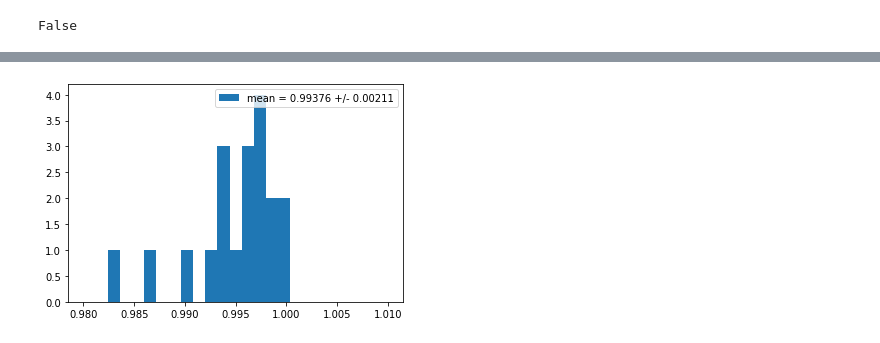
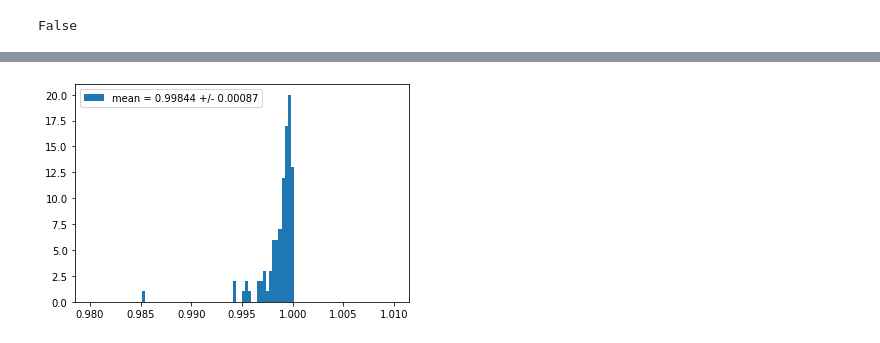
Before and after one commit to himal1/JuptPythonUK_Project, a Jupyter notebook: ABS_beamStudy/QuadToEndOfABSWithPolarization.ipynb, the cells around one changed output, grey strips where cells are left out. Drawn from its saved outputs; the diff is of its cells as text; code cells hidden in the pictures.

```diff
--- a/ABS_beamStudy/QuadToEndOfABSWithPolarization.ipynb
+++ b/ABS_beamStudy/QuadToEndOfABSWithPolarization.ipynb
@@ -330,0 +328,7 @@ T_CT
+# %%
+T_OCT=T_OCT.round(4)
+T_OCT.duplicated().any()
+T_OCT["z"]=T_OCT["z"]+62.5+60+(2.5/2)
+#we start at 62.5 cm and costheta coil starts at ~5.5cm nad the length of costheta is 9 cm
+#those gives total distance of 5.5 + 9/2 cm = 10 cm
+T_OCT
@@ -351,13 +369,15 @@ def ObtainB0(x,T):
     B_Q=[T.iloc[b]["Bx"],T.iloc[b]["By"],T.iloc[b]["Bz"]]
     return B_Q
 # %%
-def CombineB0(x,T_Quad,T_Cos, T_Ring):
+def CombineB0(x,T_Quad, T_OutCos, T_Cos, T_Ring):
     BQ=ObtainB0(x,T_Quad)
     BC=ObtainB0(x,T_Cos)
     BR=ObtainB0_Ring(x,T_Ring)
-    BT=[BQ[0]+BR[0]+BC[0],BQ[1]+BR[1]+BC[1],BQ[2]+BR[2]+BC[2]]
-    test=[BQ[0]+BC[0],BQ[1]+BC[1],BQ[2]+BC[2]]
-    return BT
+    BC_O=ObtainB0(x,T_OutCos)
+    #BT=[BQ[0]+BR[0]+BC[0]+0.03+BC_O[0],BQ[1]+BR[1]+BC[1]+BC_O[1],BQ[2]+BR[2]+BC[2]+BC_O[2]]
+    #adding B5=0.03 -> Constant field inside MSR
+    test=[BQ[0]+BR[0]+0.03+BC[0]+BC_O[0],BQ[1]+BR[1]+BC[1]+BC_O[1],BQ[2]+BR[2]+BC[2]+BC_O[2]]
+    return test
 # %%
 #start work to calculate polarization
 #intial parameters
@@ -365,9 +385,10 @@ g=20378.9;
 #v3=22000;
 #z_E=(151.4646 + 23.32167294);#initial position before exit of the quad#will use latter
 z0=62.5;#end of Quad in COOMSOL<will use for now>
-r0=0.629; # for checking (previous r0= 0.629)
-z1=94; # distance simulated for the polarization study
-
+#z0=100.1
+#r0=0.629; # for checking (previous r0= 0.629)
+z1=100; # distance simulated for the polarization study
+#z1=149.9
 z_n=z1-z0
 num_points=10;
 # %%
@@ -392,12 +413,12 @@ DF
 count=0
 Pol=[];
 for index, row in DF.iterrows():
-    if count >=20:
+    if count >=100:
         break
     x0=[row['x_f']*100, row['y_f']*100, z0];
 
     #B0=CombineB0(x0,T_QS,T_SIM,T_Ring);
-    B0=CombineB0(x0,T_QS,T_CT, T_Ring);#<check>
+    B0=CombineB0(x0,T_QS, T_OCT, T_CT, T_Ring);#<check>
     #obtain norm of the magnetic field
     B0t=np.linalg.norm(B0,axis=0);
 
@@ -406,7 +427,7 @@ for index, row in DF.iterrows():
     x1=np.array(x0)
     t1=z_n/v[2];
     x1=x0+(v*t1);
-    B1=CombineB0(x1,T_QS, T_CT, T_Ring);
+    B1=CombineB0(x1,T_QS, T_OCT, T_CT, T_Ring);
     B1t = np.linalg.norm(B1,axis=0);
 
     #print(x1)
@@ -423,7 +444,7 @@ for index, row in DF.iterrows():
         step=t1/(final_int-initial_int-1) #difference time /difference in range
         ti=t*step
         x_i=x0+(v*ti)
-        B_i=CombineB0(x_i, T_QS, T_CT, T_Ring);
+        B_i=CombineB0(x_i, T_QS, T_OCT, T_CT, T_Ring);
         #B_i=CombineB0(x_i,T_QS,T_SIM,T_Ring);#<check>
 
         #print(B_i,x_i[2])
@@ -485,9 +503,9 @@ Event :20 Polarization 0.9935604644873498, initial coordinate (-0.06286161659138
 # %%
-plt.hist(Pol,25,range=[0.98,1.01]);
+plt.hist(Pol,100,range=[0.98,1.01]);
 #plt.ylim([0, 130])
 plt.legend(["mean = "+str("{:.5f}".format(np.mean(Pol)))+" +/- "+str("{:.5f}".format(np.std(Pol)/np.sqrt(num_points))) ] )
 plt.show
 plt.savefig('Polarization.pdf')
 #Pol
 # %% [output]
-[figure, old version]
+[figure, new version]
```
Also changed, not shown: parts of 9 cells of this notebook, 2 other files.
